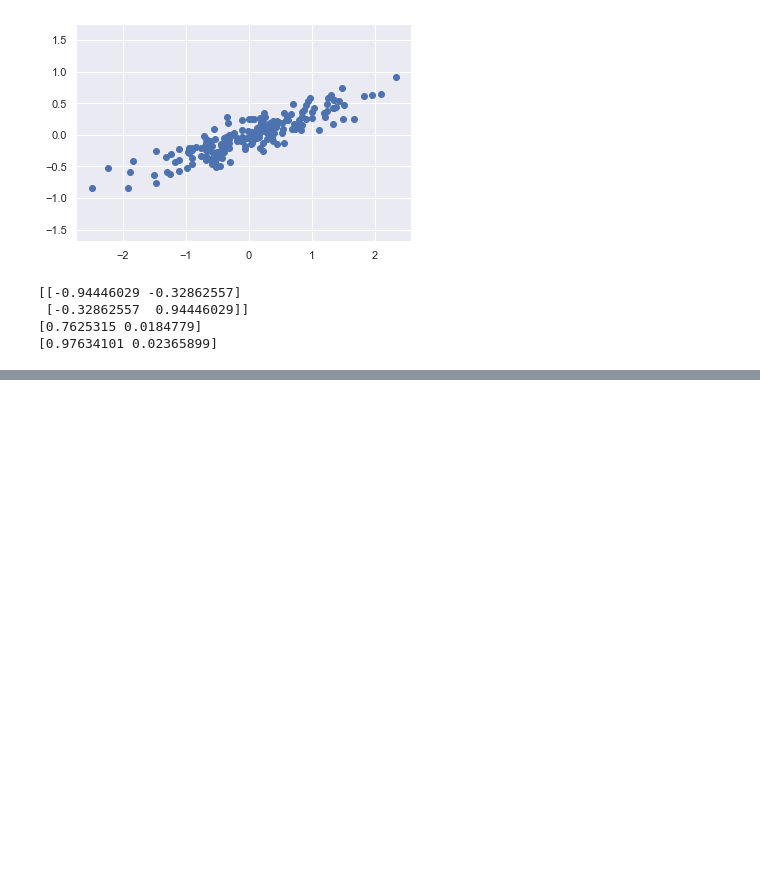
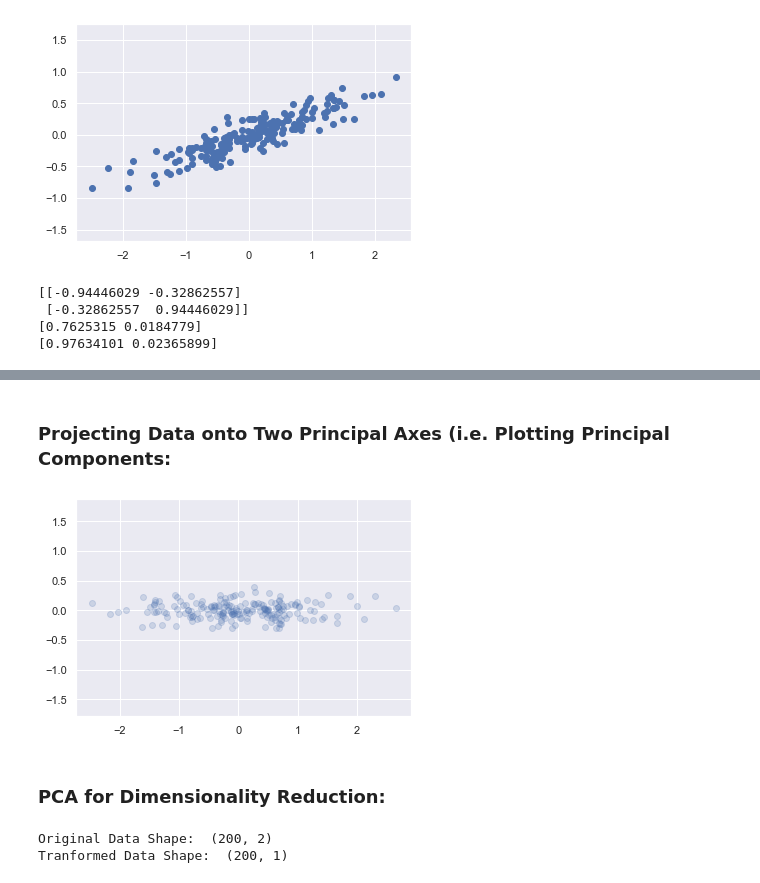
Before and after one commit to leonardtang/data-science-learn, a Jupyter notebook: PCA.ipynb, the cells around one changed output, grey strips where cells are left out. Saved outputs shown, nothing was run; the diff lists cells and outputs as text; code cells hidden in the pictures; blank space fills up the shorter version.

```diff
--- a/PCA.ipynb
+++ b/PCA.ipynb
@@ -45,0 +48,19 @@ plt.axis('equal');
+# %% [markdown]
+### **Projecting Data onto Two Principal Axes (i.e. Plotting Principal Components:**
+# %%
+X_pca = pca.transform(X)
+plt.scatter(X_pca[:, 0], X_pca[:, 1], alpha=0.2)
+plt.axis('equal');
+# %% [output]
+[figure, added]
+# %% [markdown]
+### PCA for Dimensionality Reduction: ###
+# %%
+pca = PCA(n_components=1)
+pca.fit(X)
+X_pca = pca.transform(X)
+print("Original Data Shape: ", X.shape)
+print("Tranformed Data Shape: ", X_pca.shape)
+# %% [output]
+Original Data Shape:  (200, 2)
+Tranformed Data Shape:  (200, 1)
```
Also changed, not shown: parts of 5 cells of this notebook.
